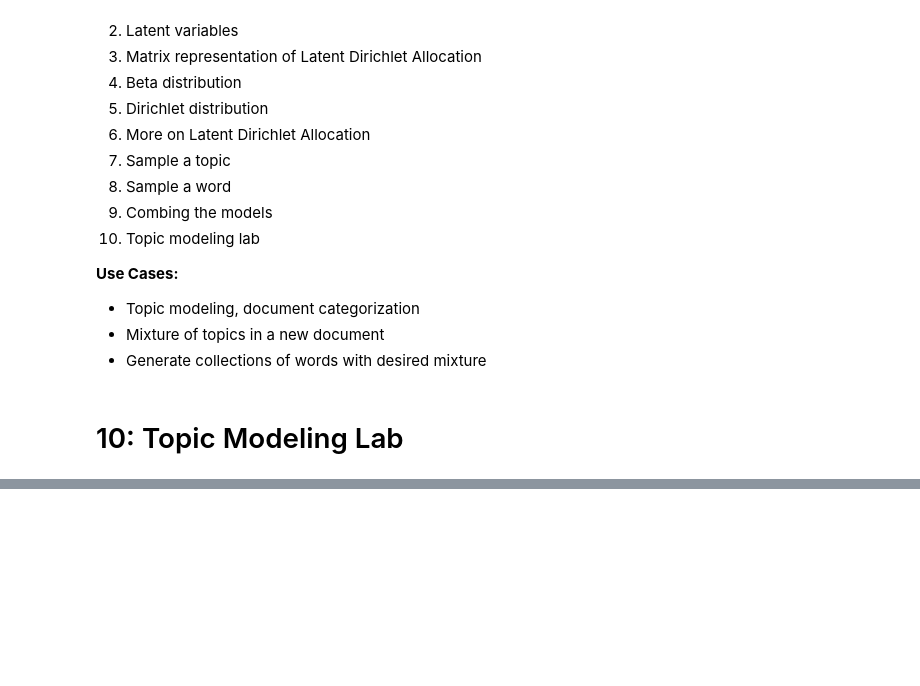
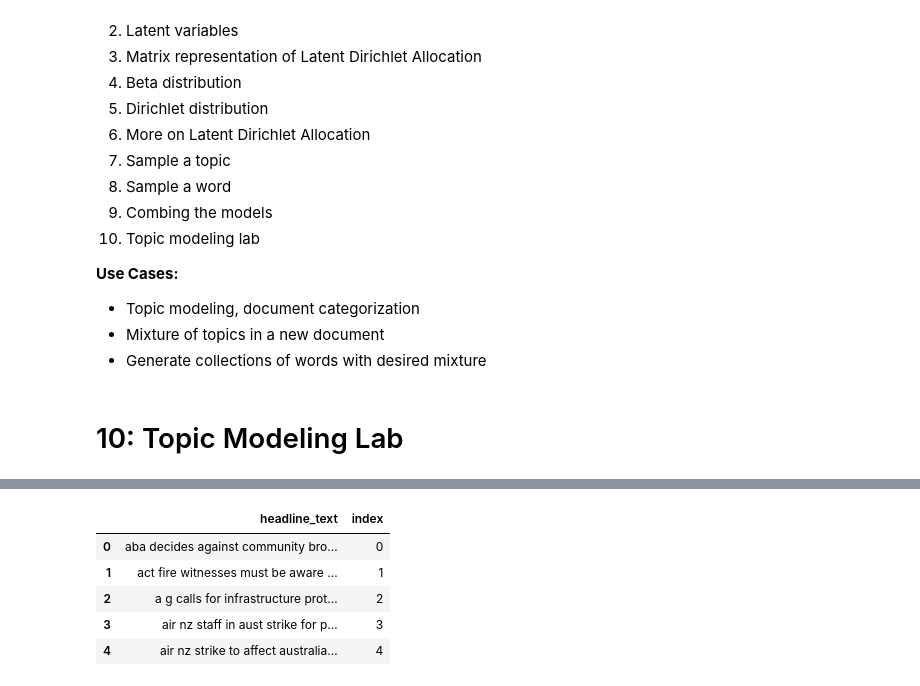
Before and after one commit to ChristopherDaigle/udacity_nlp_nanodeg, a Jupyter notebook: 02_computing-with-NLP/03-topic_modeling.ipynb, the cells around one changed output, grey strips where cells are left out. Cells and saved outputs as stored; diff of their text form; code cells hidden in the pictures; blank space fills up the shorter version.

```diff
--- a/02_computing-with-NLP/03-topic_modeling.ipynb
+++ b/02_computing-with-NLP/03-topic_modeling.ipynb
@@ -347,0 +397,12 @@ In this lesson, we covered:
+# %%
+# Using only the first 300k documents; the tutorial includes the column for the index (no need to do this seems relevant just yet)
+data_text = data[:300000][['headline_text']]
+data_text['index'] = data_text.index
+data_text.head()
+# %% [output]
+|  | headline_text | index |
+| 0 | aba decides against community bro... | 0 |
+| 1 | act fire witnesses must be aware ... | 1 |
+| 2 | a g calls for infrastructure prot... | 2 |
+| 3 | air nz staff in aust strike for p... | 3 |
+| 4 | air nz strike to affect australia... | 4 |
```
Also changed, not shown: parts of 52 cells of this notebook, 1 other file.
